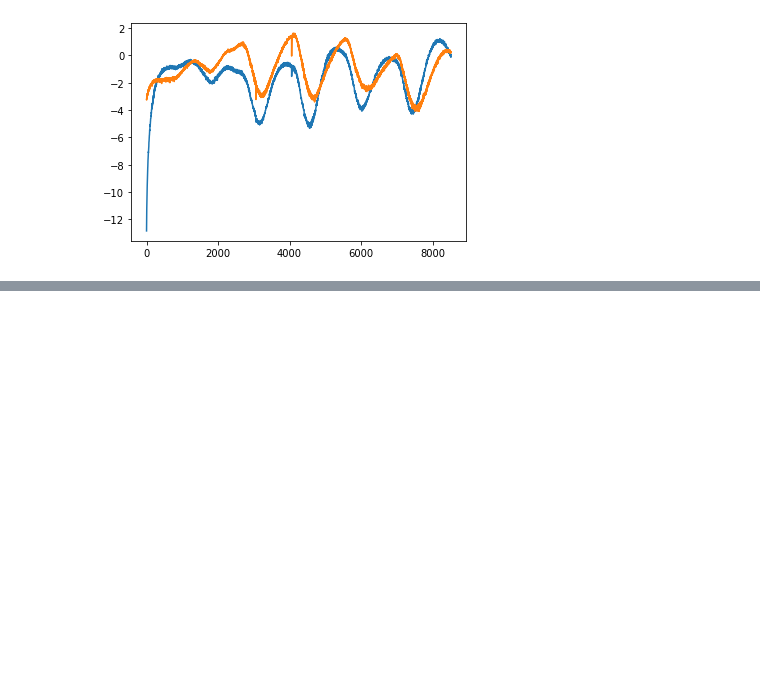
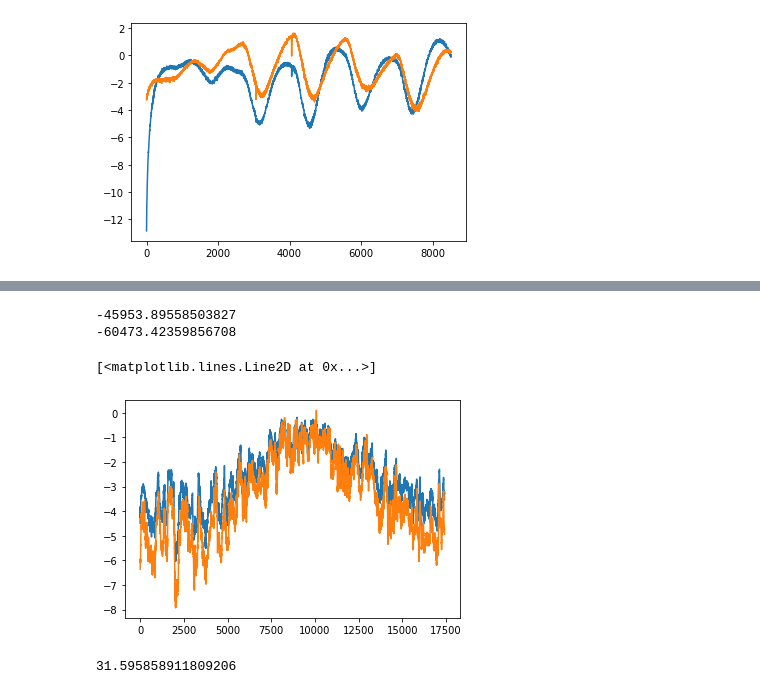
Before and after one commit to sanjin94/HTool-dev, a Jupyter notebook: initial_notebook/heat_transfer_pilot.ipynb, the cells around one changed output, grey strips where cells are left out. Saved outputs shown, nothing was run; the diff lists cells and outputs as text; code cells hidden in the pictures; blank space fills up the shorter version.

```diff
--- a/initial_notebook/heat_transfer_pilot.ipynb
+++ b/initial_notebook/heat_transfer_pilot.ipynb
@@ -760,0 +767,43 @@ abs((Q_calc - Q_calc2) / Q_calc)*100
+# %%
+test_materijal3 = Material()
+test_materijal3.new_material('izolacija', cond=0.04, rho=40, c=1030, l=0.16)
+test_materijal3.new_material('beton', cond=2.6, rho=2400, c=1000, l=0.135)
+#test_materijal.new_material('žbuka', cond=1, rho=1800, c=1000, l=0.02)
+test_otpor3 = Resistance(test_materijal3.layers, delta_x=0.005, delta_t=60*30)
+R_mat3, tau3, R_bound3, mesh3 = test_otpor3.resistance_tau()
+outdoor_init = np.array([0 for i in range(60*60*3)])
+indoor_init = np.array([21 for i in range(60*60*3)])
+initial = np.array([10 for i in range(len(tau))])
+res_init = test_otpor3.solve_he(R_mat3, tau3, R_bound3, initial, indoor_init, outdoor_init)
+initial = res_init[-1][1:len(res_init[-1])-1]
+results3 = test_otpor3.solve_he(R_mat3, tau3, R_bound3, initial, indoor, outdoor)
+q_calc3, Q_calc3 = test_otpor3.q_Q(results3, mesh3)
+
+test_materijal4 = Material()
+test_materijal4.new_material('beton', cond=2.6, rho=2400, c=1000, l=0.135)
+test_materijal4.new_material('izolacija', cond=0.04, rho=40, c=1030, l=0.16)
+#test_materijal.new_material('žbuka', cond=1, rho=1800, c=1000, l=0.02)
+test_otpor4 = Resistance(test_materijal4.layers, delta_x=0.005, delta_t=60*30)
+R_mat4, tau4, R_bound4, mesh4 = test_otpor4.resistance_tau()
+outdoor_init = np.array([0 for i in range(60*60*3)])
+indoor_init = np.array([21 for i in range(60*60*3)])
+initial = np.array([10 for i in range(len(tau))])
+res_init = test_otpor4.solve_he(R_mat4, tau4, R_bound4, initial, indoor_init, outdoor_init)
+initial = res_init[-1][1:len(res_init[-1])-1]
+results4 = test_otpor4.solve_he(R_mat4, tau4, R_bound4, initial, indoor, outdoor)
+q_calc4, Q_calc4 = test_otpor4.q_Q(results4, mesh4)
+
+print(Q_calc3)
+print(Q_calc4)
+
+plt.plot(q_calc3)
+plt.plot(q_calc4)
+# %% [output]
+-45953.89558503827
+-60473.42359856708
+[<matplotlib.lines.Line2D at 0x...>]
+[figure, added]
+# %%
+abs((Q_calc3 - Q_calc4)/Q_calc3) * 100
+# %% [output]
+31.595858911809206
```
Also changed, not shown: parts of 9 cells of this notebook, 5 other files.
